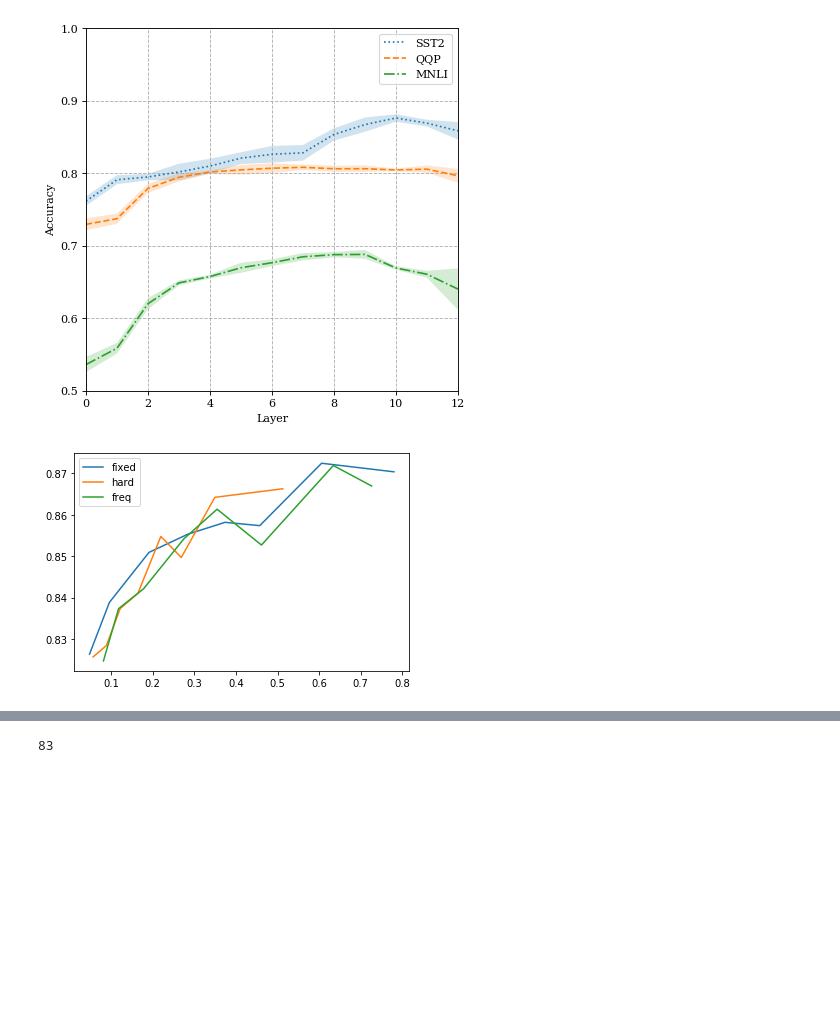
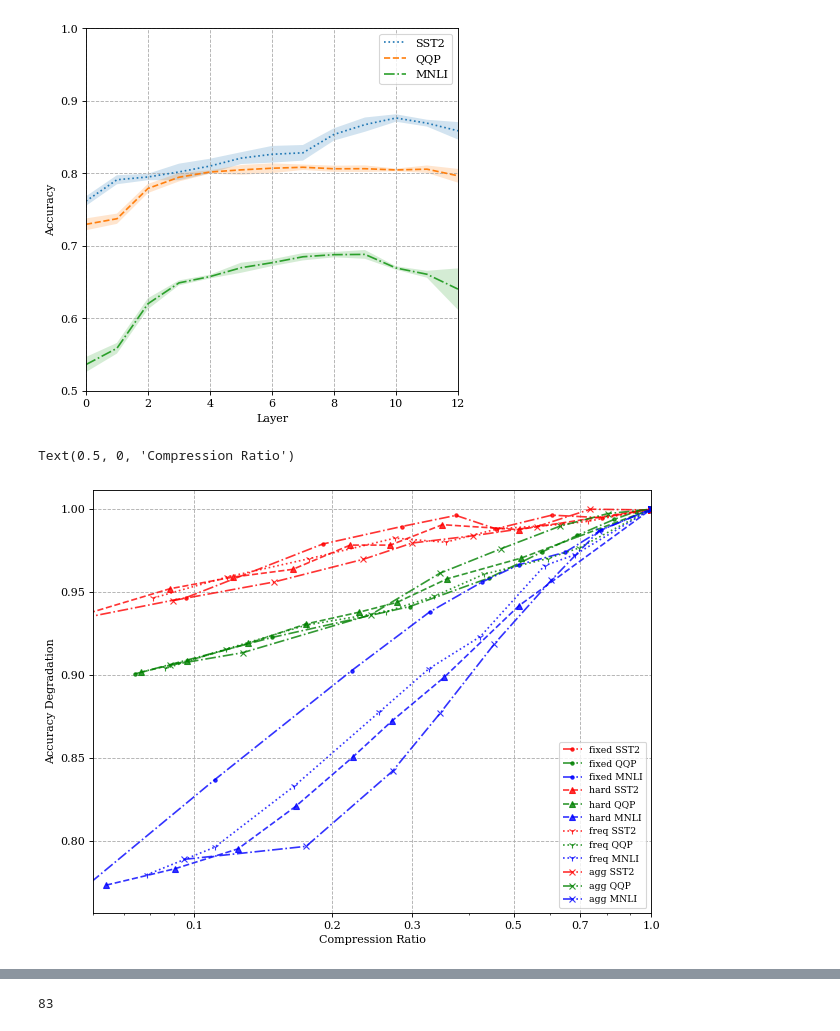
Before and after one commit to sergicastellasape/semantic-compression, a Jupyter notebook: plotting_figures.ipynb, the cells around one changed output, grey strips where cells are left out. Saved outputs shown, nothing was run; the diff lists cells and outputs as text; code cells hidden in the pictures; blank space fills up the shorter version.

```diff
--- a/plotting_figures.ipynb
+++ b/plotting_figures.ipynb
@@ -93,10 +99,41 @@ def read_file_in_dir(directory):
     return all_results
 # %%
-directory = "/Users/sergicastellasape/Desktop/layer10-mean/"
+directory = "/Users/sergicastellasape/Desktop/layer10-max-v3/"
 all_results = read_file_in_dir(directory)
-# %%
-for kind in ['fixed', 'hard', 'freq']:
-    plot_points(all_results[kind]['SST2'], label=kind)
-    plt.legend()
-# %% [output]
-[figure, removed]
+# %%
+fig = plt.figure(num=None, figsize=(9, 7), dpi=80, facecolor='w', edgecolor='k')
+line = {'fixed':'-.', 'hard':'--', 'freq':':', 'agg':'-.'}
+marker = {'fixed':'.', 'hard':'^', 'freq':'1', 'agg':'x'}
+#line = {'agg':'-.'}
+plt.rcParams["font.family"] = "serif"
+for kind in line.keys():
+    plot_points(all_results[kind]['SST2'],
+                label=kind + ' SST2',
+                linestyle=line[kind] ,
+                color='r',
+                alpha=0.8,
+                marker=marker[kind])
+    plot_points(all_results[kind]['QQP'],
+                label=kind + ' QQP',
+                linestyle=line[kind],
+                color='g',
+                alpha=0.8,
+                marker=marker[kind])
+    plot_points(all_results[kind]['MNLI'],
+                label=kind + ' MNLI',
+                linestyle=line[kind],
+                color='b',
+                alpha=0.8,
+                marker=marker[kind])
+plt.legend(fontsize='small')
+plt.xscale('log')
+plt.grid(linestyle='--')
+fig.axes[0].set_xlim([0.06, 1.0])
+plt.xticks([0.1, 0.2, 0.3, 0.5, 0.7, 1.0])
+fig.axes[0].get_xaxis().set_major_formatter(matplotlib.ticker.ScalarFormatter())
+plt.ylabel('Accuracy Degradation')
+plt.xlabel('Compression Ratio')
+#plt.savefig('figures/layer0-max.png')
+# %% [output]
+Text(0.5, 0, 'Compression Ratio')
+[figure, added]
```
Also changed, not shown: parts of 3 cells of this notebook.
